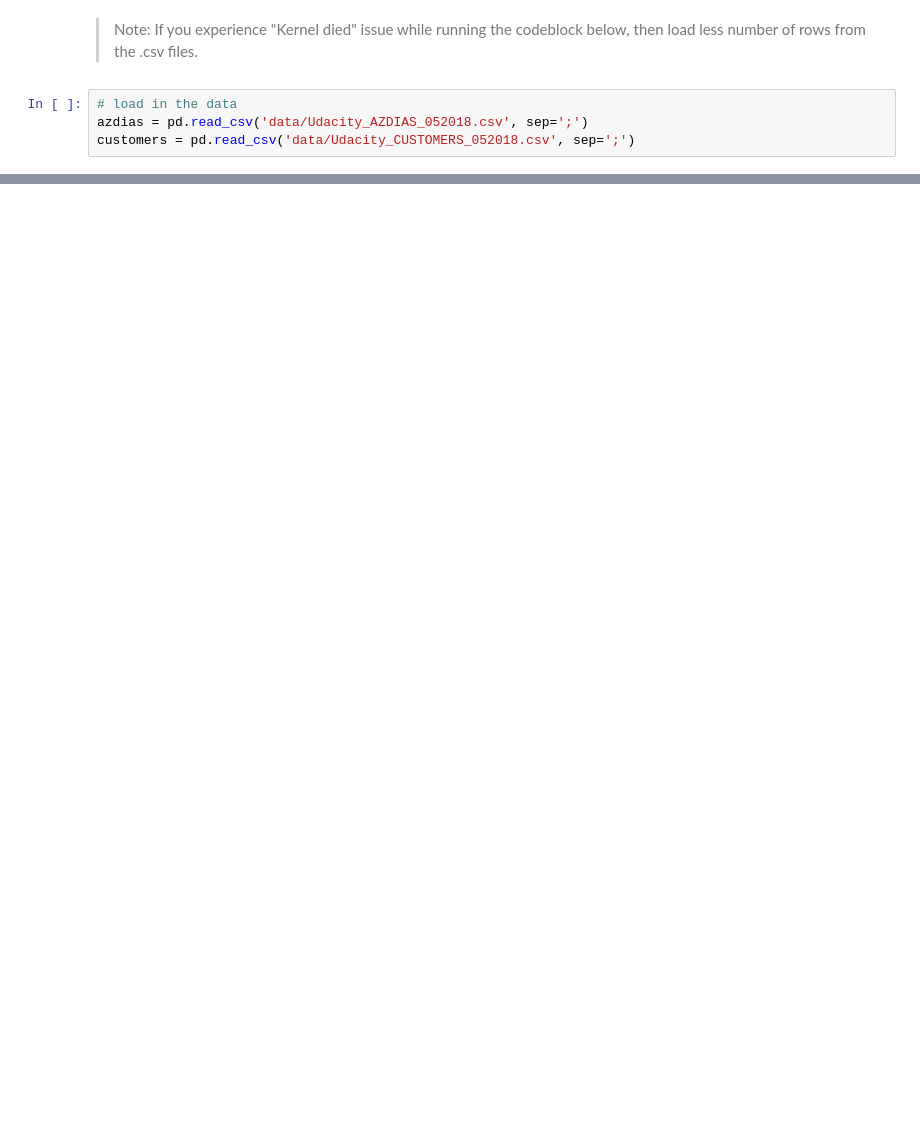
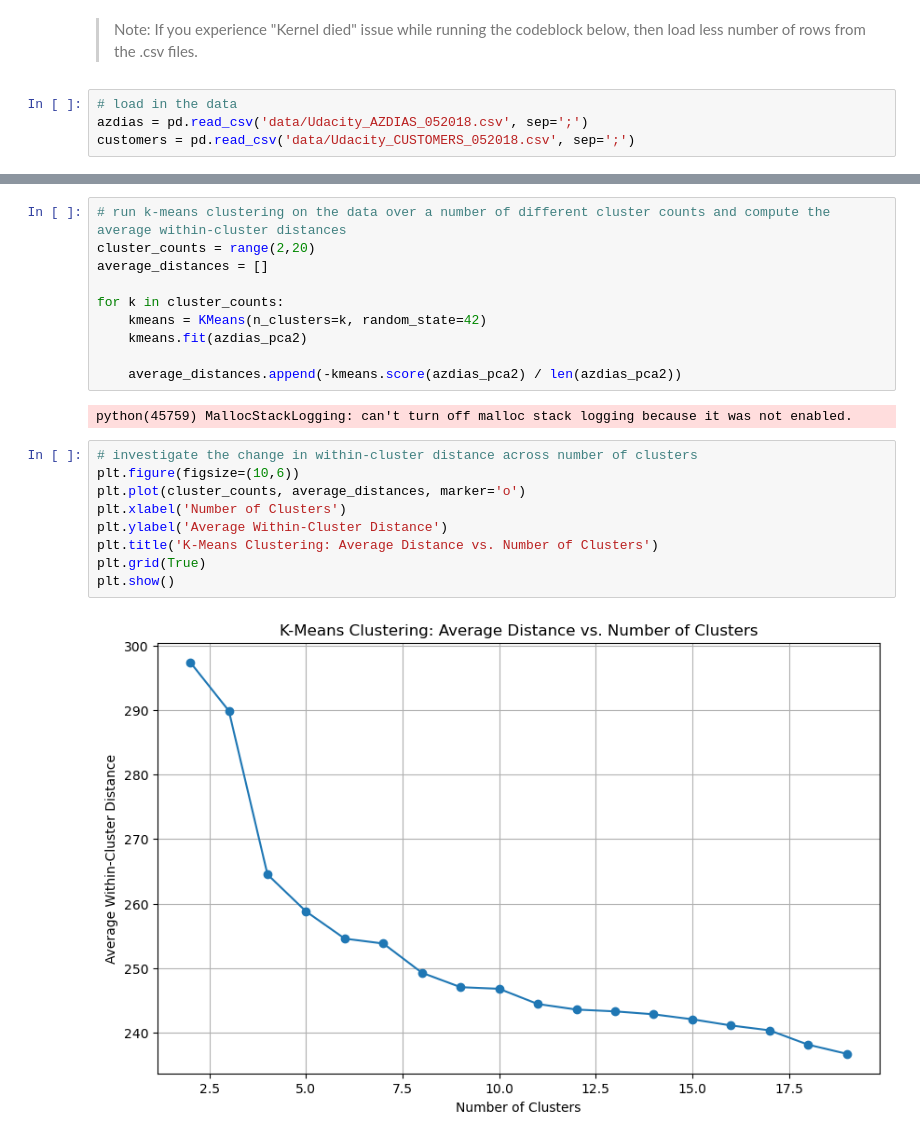
Before and after one commit to syntheticasymmetry/capstone_customer_segmentation, a Jupyter notebook: Arvato Project Workbook.ipynb, the cells around one changed output, grey strips where cells are left out. Cells and saved outputs as stored; diff of their text form; blank space fills up the shorter version.

```diff
--- a/Arvato Project Workbook.ipynb
+++ b/Arvato Project Workbook.ipynb
@@ -64,0 +1009,23 @@ mailout_test = pd.read_csv('data/Udacity_MAILOUT_052018_TEST.csv', sep=';')
+# %%
+# run k-means clustering on the data over a number of different cluster counts and compute the average within-cluster distances
+cluster_counts = range(2,20)
+average_distances = []
+
+for k in cluster_counts:
+    kmeans = KMeans(n_clusters=k, random_state=42)
+    kmeans.fit(azdias_pca2)
+
+    average_distances.append(-kmeans.score(azdias_pca2) / len(azdias_pca2))
+# %% [output]
+python(45759) MallocStackLogging: can't turn off malloc stack logging because it was not enabled.
+# %%
+# investigate the change in within-cluster distance across number of clusters
+plt.figure(figsize=(10,6))
+plt.plot(cluster_counts, average_distances, marker='o')
+plt.xlabel('Number of Clusters')
+plt.ylabel('Average Within-Cluster Distance')
+plt.title('K-Means Clustering: Average Distance vs. Number of Clusters')
+plt.grid(True)
+plt.show()
+# %% [output]
+[figure, added]
```
Also changed, not shown: parts of 97 cells of this notebook.
